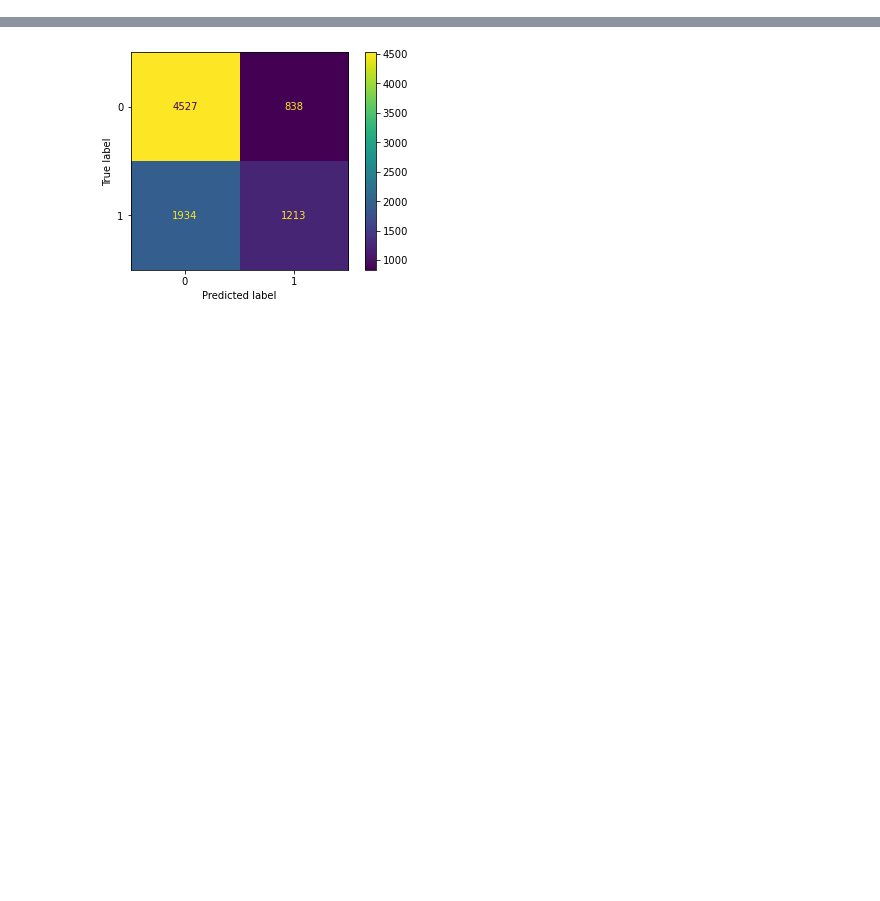
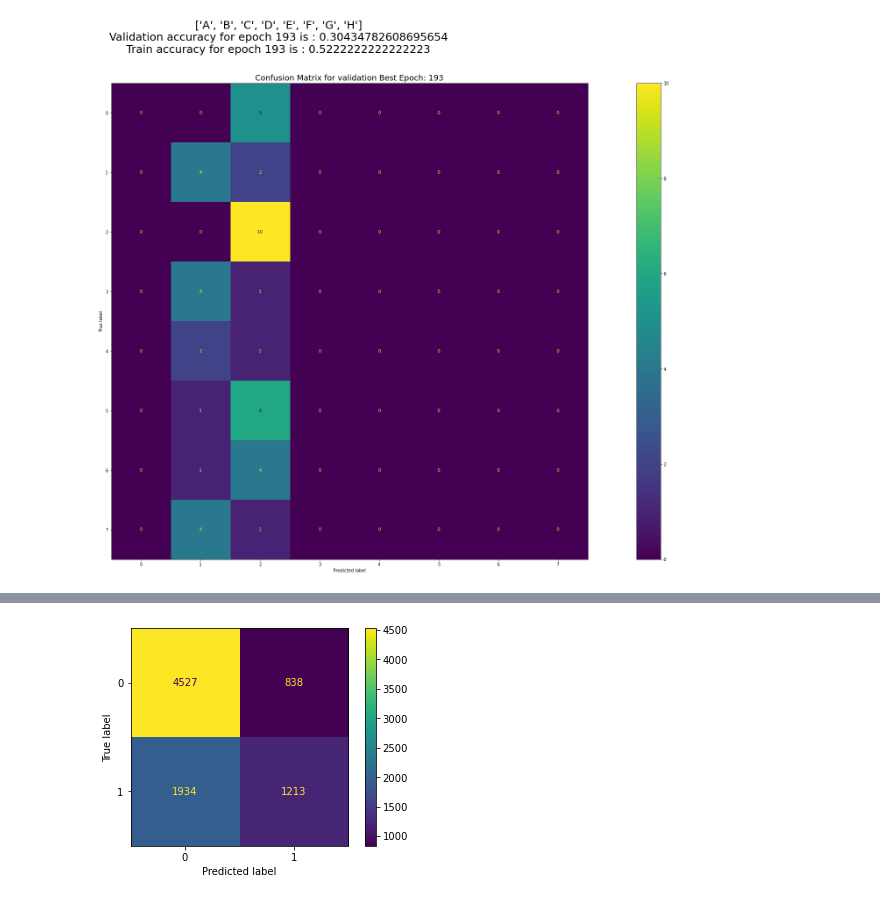
Before and after one commit to mmeignin/EmbryonClassif, a Jupyter notebook: Notebooks/CM.ipynb, the cells around one changed output, grey strips where cells are left out. Cells and saved outputs as stored; diff of their text form; code cells hidden in the pictures; blank space fills up the shorter version.

Commit message:
Confusion Matrix and run bash file

```diff
--- a/Notebooks/CM.ipynb
+++ b/Notebooks/CM.ipynb
@@ -8,9 +0,0 @@ path="/home/mmeignin/montages_reseau/home_maiage/mmeignin/Classification/Embryon
-# %%
-wandb_name="mmeignin/embryon_classif/u9ua0n6d"
-run_summary=path+wandb_name
-run_summary=run_summary.replace("mmeignin/embryon_classif/","")
-pf=pd.read_csv(run_summary+"/results.csv")
-df=pf[pf['step_label']=="val"]
-labels=list(df['Class'].unique())
-print(labels)
-print(df.columns)
@@ -20 +45,13 @@ Index(['epoch', 'step_label', 'file_name', 'losses', 'accs', 'preds', 'Class'],
+# %%
+import os
+path="/home/mmeignin/montages_reseau/home_maiage/mmeignin/Classification/EmbryonClassif/Models/EmbryonClassif/embryon_classif/"
+wandb_name="mmeignin/embryon_classif/u9ua0n6d"
+a=run_summary(path,wandb_name)
+fig_path=os.getcwd()+"/"+wandb_name.split("/")[-1]
+if not(os.path.isdir(fig_path)):
+    os.mkdir(fig_path)
+fig_name = fig_path +"/Run_summary_and_confusion_matrix.png"
+a.savefig(fig_name,facecolor='white',bbox_inches="tight")
+# %% [output]
+[figure, added]
 # %%
```
Also changed, not shown: parts of 9 cells of this notebook, 1 other file.
